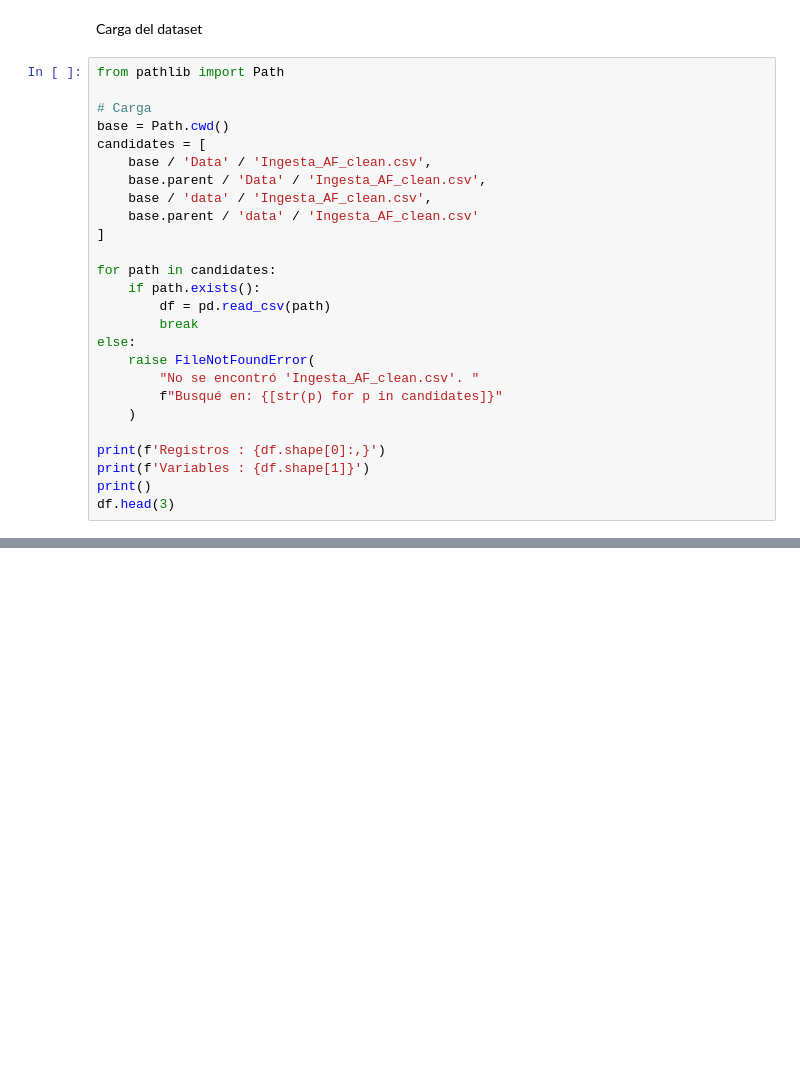
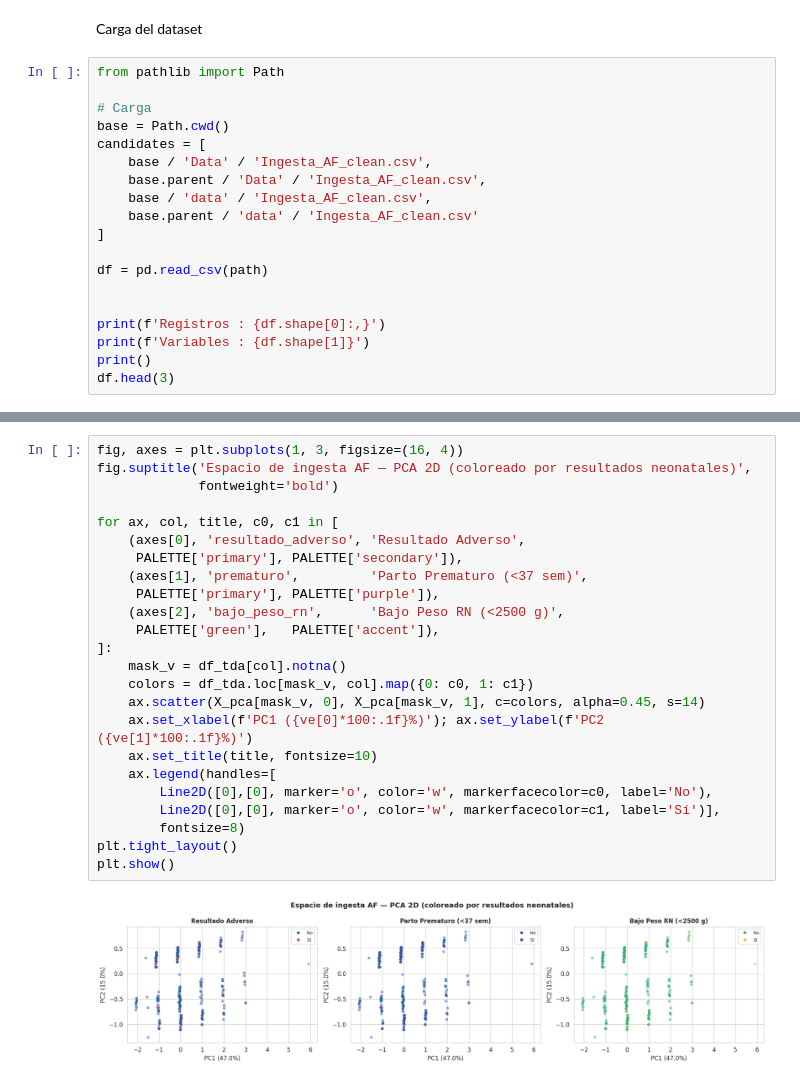
Before and after one commit to brbrbre/Reto-Topologia, a Jupyter notebook: Homología Persistente/HomologiaPersistente.ipynb, the cells around one changed output, grey strips where cells are left out. Saved outputs shown, nothing was run; the diff lists cells and outputs as text; blank space fills up the shorter version.

```diff
--- a/Homología Persistente/HomologiaPersistente.ipynb
+++ b/Homología Persistente/HomologiaPersistente.ipynb
@@ -80,15 +80,8 @@ candidates = [
     base.parent / 'data' / 'Ingesta_AF_clean.csv'
 ]
 
-for path in candidates:
-    if path.exists():
-        df = pd.read_csv(path)
-        break
-else:
-    raise FileNotFoundError(
-        "No se encontró 'Ingesta_AF_clean.csv'. "
-        f"Busqué en: {[str(p) for p in candidates]}"
-    )
+df = pd.read_csv(path)
+
 
 print(f'Registros : {df.shape[0]:,}')
 print(f'Variables : {df.shape[1]}')
@@ -98,0 +187,26 @@ FileNotFoundError: [Errno 2] No such file or directory: 'Data/Ingesta_AF_clean.c
+# %%
+fig, axes = plt.subplots(1, 3, figsize=(16, 4))
+fig.suptitle('Espacio de ingesta AF — PCA 2D (coloreado por resultados neonatales)',
+             fontweight='bold')
+
+for ax, col, title, c0, c1 in [
+    (axes[0], 'resultado_adverso', 'Resultado Adverso',
+     PALETTE['primary'], PALETTE['secondary']),
+    (axes[1], 'prematuro',         'Parto Prematuro (<37 sem)',
+     PALETTE['primary'], PALETTE['purple']),
+    (axes[2], 'bajo_peso_rn',      'Bajo Peso RN (<2500 g)',
+     PALETTE['green'],   PALETTE['accent']),
+]:
+    mask_v = df_tda[col].notna()
+    colors = df_tda.loc[mask_v, col].map({0: c0, 1: c1})
+    ax.scatter(X_pca[mask_v, 0], X_pca[mask_v, 1], c=colors, alpha=0.45, s=14)
+    ax.set_xlabel(f'PC1 ({ve[0]*100:.1f}%)'); ax.set_ylabel(f'PC2 ({ve[1]*100:.1f}%)')
+    ax.set_title(title, fontsize=10)
+    ax.legend(handles=[
+        Line2D([0],[0], marker='o', color='w', markerfacecolor=c0, label='No'),
+        Line2D([0],[0], marker='o', color='w', markerfacecolor=c1, label='Sí')],
+        fontsize=8)
+plt.tight_layout()
+plt.show()
+# %% [output]
+[figure, added]
```
Also changed, not shown: parts of 25 cells of this notebook, 1 other file.
